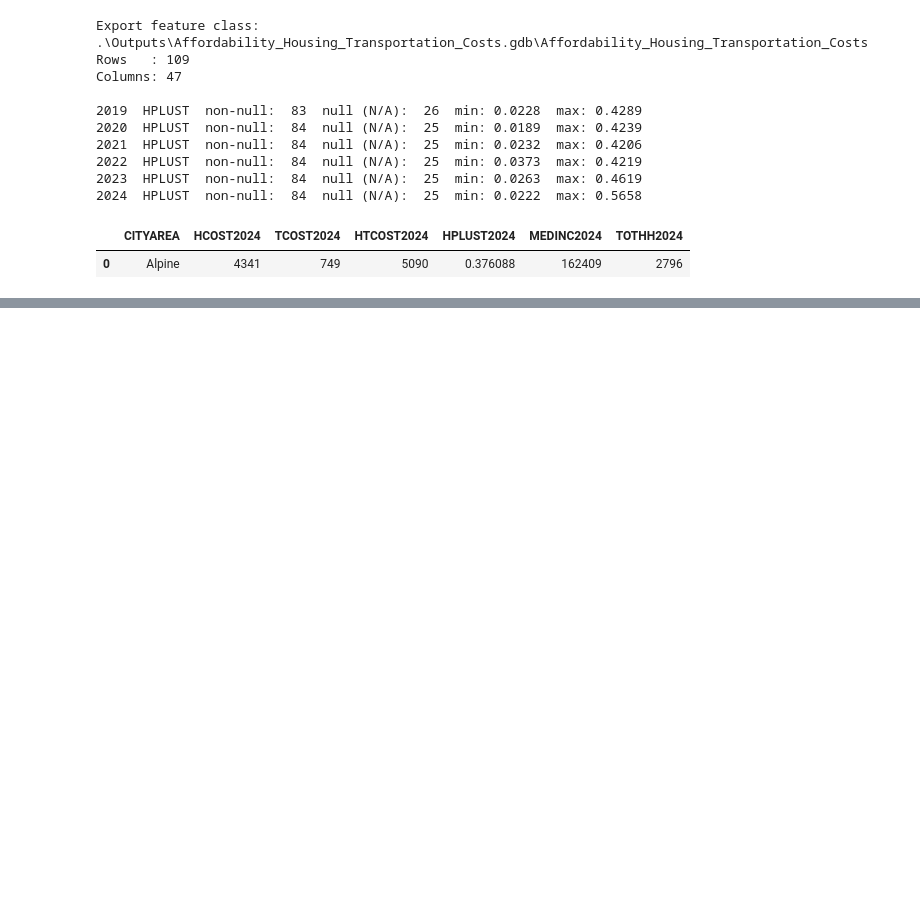
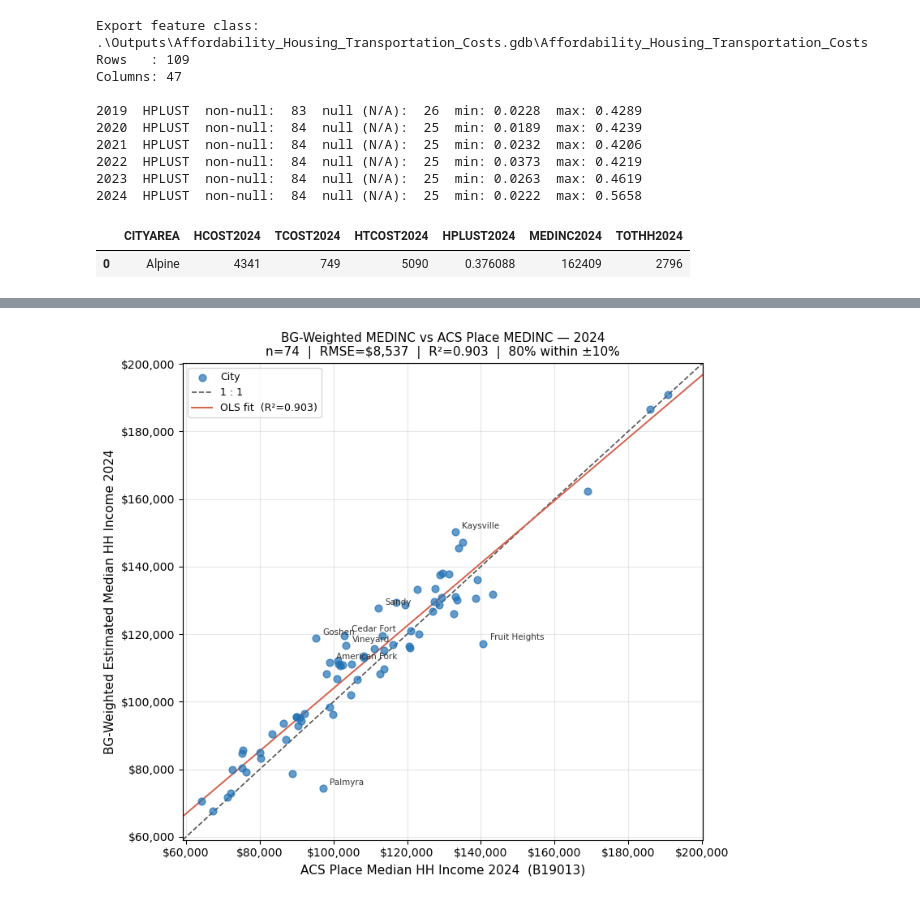
Before and after one commit to WFRCAnalytics/DATA-Regional-Metrics-Dashboard, a Jupyter notebook: housing-plus-transportation/Process-GPI-TDM-HT-by-City.ipynb, the cells around one changed output, grey strips where cells are left out. Saved outputs shown, nothing was run; the diff lists cells and outputs as text; code cells hidden in the pictures; blank space fills up the shorter version.

Commit message:
add scatter plot to compare BG weighted MEDINC to Place based MEDINC

```diff
--- a/housing-plus-transportation/Process-GPI-TDM-HT-by-City.ipynb
+++ b/housing-plus-transportation/Process-GPI-TDM-HT-by-City.ipynb
@@ -1508,0 +1706,87 @@ export_check.loc[
+# %%
+import matplotlib.pyplot as plt
+import matplotlib.ticker as mticker
+from scipy import stats
+
+# ── Config ────────────────────────────────────────────────────────────────────
+PLOT_YEAR = max(yr for yr in target_years if f"place_medinc_{yr}" in scatter_df.columns)
+LABEL_TOP_N_OUTLIERS = 8  # label the N cities furthest from the 1:1 line
+
+bg_col = f"MEDINC{PLOT_YEAR}"
+place_col = f"place_medinc_{PLOT_YEAR}"
+
+plot_df = scatter_df[["CITYAREA", bg_col, place_col]].dropna().copy()
+plot_df["delta"] = (plot_df[bg_col] - plot_df[place_col]).abs()
+
+x = plot_df[place_col].values  # ACS Place (x-axis = "ground truth")
+y = plot_df[bg_col].values  # BG-weighted estimate (y-axis)
+
+# ── Stats ─────────────────────────────────────────────────────────────────────
+slope, intercept, r, p, _ = stats.linregress(x, y)
+r2 = r**2
+rmse = np.sqrt(np.mean((y - x) ** 2))
+pct_within_10 = (np.abs(y - x) / x < 0.10).mean() * 100
+
+axis_min = min(x.min(), y.min()) * 0.92
+axis_max = max(x.max(), y.max()) * 1.05
+line_pts = np.array([axis_min, axis_max])
+
+# ── Plot ──────────────────────────────────────────────────────────────────────
+fig, ax = plt.subplots(figsize=(8, 7))
+
+ax.scatter(x, y, s=40, alpha=0.7, color="#2171b5", zorder=3, label="City")
+
+# 1:1 reference line
+ax.plot(line_pts, line_pts, color="#555", lw=1.2, ls="--", label="1 : 1")
+
+# OLS fit line
+ax.plot(
+    line_pts,
+    slope * line_pts + intercept,
+    color="#d6604d",
+    lw=1.4,
+    ls="-",
+    label=f"OLS fit  (R²={r2:.3f})",
+)
+
+# Label the biggest outliers
+top_outliers = plot_df.nlargest(LABEL_TOP_N_OUTLIERS, "delta")
+for _, row in top_outliers.iterrows():
+    ax.annotate(
+        row["CITYAREA"],
+        xy=(row[place_col], row[bg_col]),
+        xytext=(6, 3),
+        textcoords="offset points",
+        fontsize=7.5,
+        color="#333",
+    )
+
+# ── Formatting ────────────────────────────────────────────────────────────────
+fmt = mticker.FuncFormatter(lambda v, _: f"${v:,.0f}")
+ax.xaxis.set_major_formatter(fmt)
+ax.yaxis.set_major_formatter(fmt)
+ax.set_xlim(axis_min, axis_max)
+ax.set_ylim(axis_min, axis_max)
+
+ax.set_xlabel(f"ACS Place Median HH Income {PLOT_YEAR}  (B19013)", fontsize=11)
+ax.set_ylabel(f"BG-Weighted Estimated Median HH Income {PLOT_YEAR}", fontsize=11)
+ax.set_title(
+    f"BG-Weighted MEDINC vs ACS Place MEDINC — {PLOT_YEAR}\n"
+    f"n={len(plot_df)}  |  RMSE=${rmse:,.0f}  |  R²={r2:.3f}  |  {pct_within_10:.0f}% within ±10%",
+    fontsize=11,
+)
+ax.legend(fontsize=9)
+ax.grid(True, alpha=0.3)
+
+plt.tight_layout()
+plt.savefig(r".\Outputs\medinc_scatter_bg_vs_place.png", dpi=150, bbox_inches="tight")
+plt.show()
+
+print(f"\nPlot year : {PLOT_YEAR}")
+print(f"n cities  : {len(plot_df)}")
+print(f"R²        : {r2:.4f}")
+print(f"RMSE      : ${rmse:,.0f}")
+print(f"OLS slope : {slope:.4f}  (1.0 = perfect)")
+print(f"Within ±10%: {pct_within_10:.1f}%")
+# %% [output]
+[figure, added]
```
Also changed, not shown: parts of 10 cells of this notebook, 1 other file.
